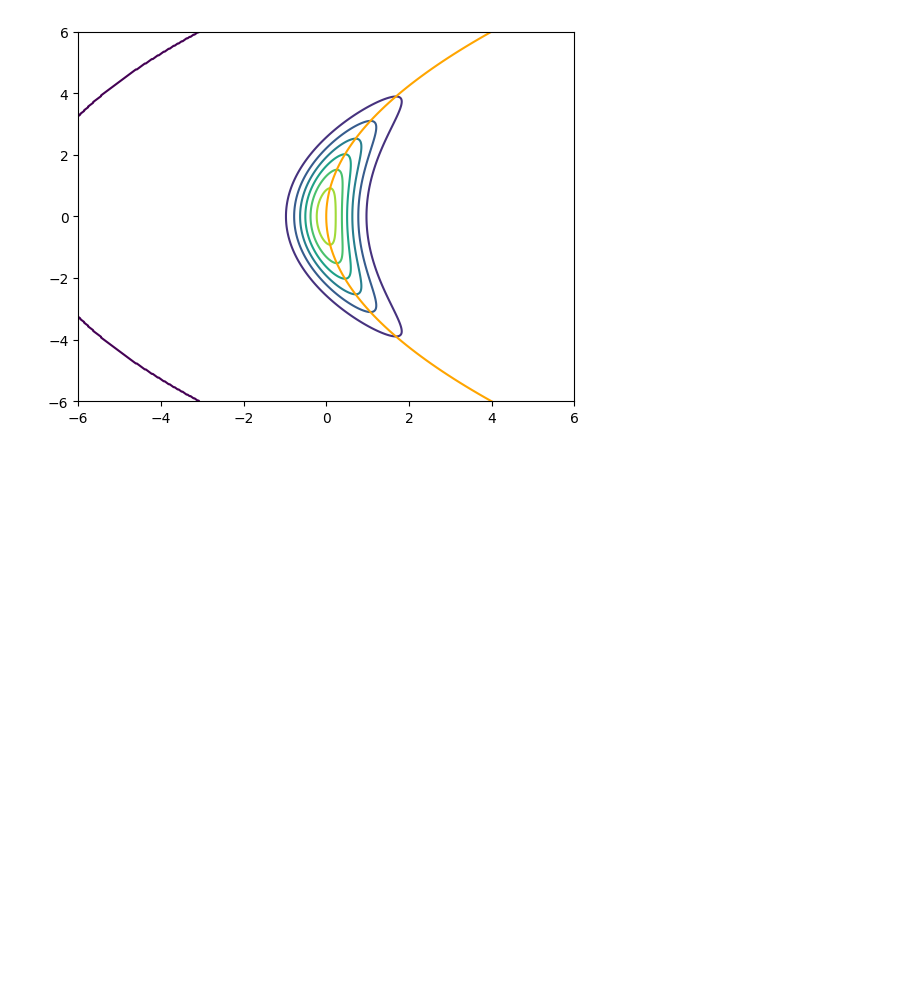
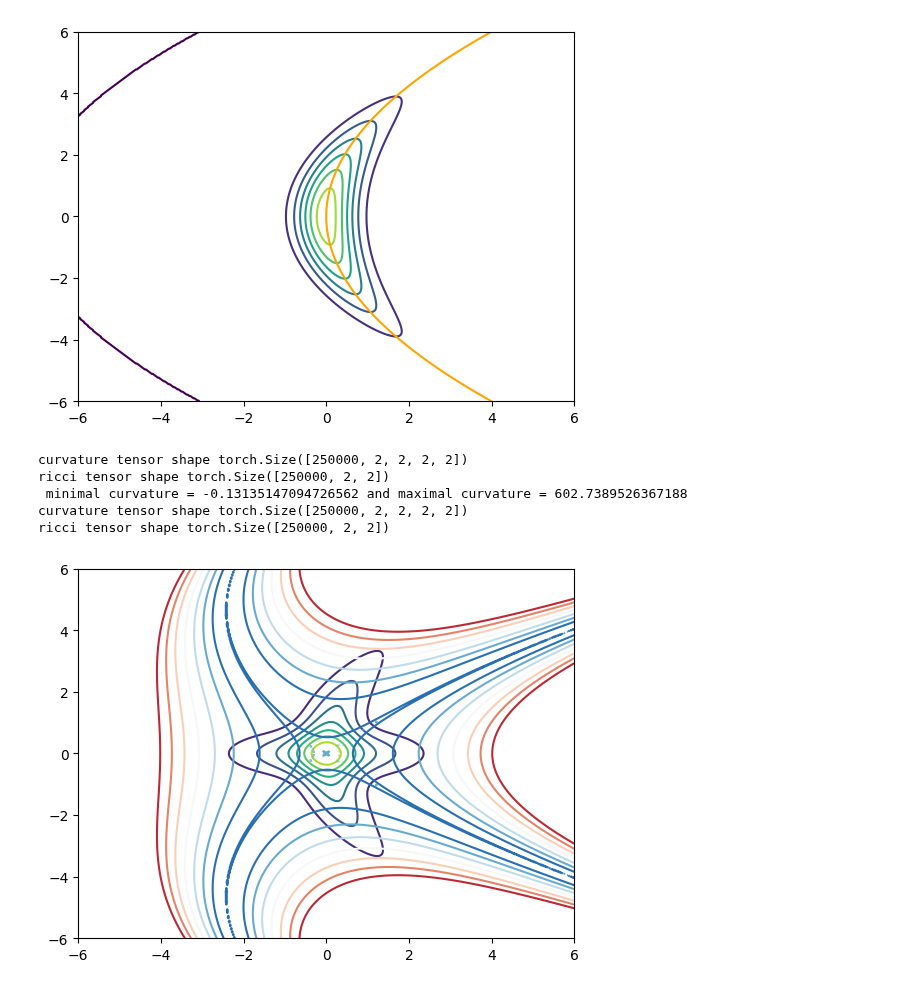
Before and after one commit to GBATZOLIS/Score-Based-Pullback-Riemannian-Geometry, a Jupyter notebook: quadratic_double_banana.ipynb, the cells around one changed output. Drawn from its saved outputs; the diff is of its cells as text; code cells hidden in the pictures; blank space fills up the shorter version.

Commit message:
there is still a bug in the curvature

```diff
--- a/quadratic_double_banana.ipynb
+++ b/quadratic_double_banana.ipynb
@@ -213,3 +214,21 @@ plt.show()
 tensor([4.0000, 0.2500])
 constructed a Riemannian autoencoder with d_eps = 1 and eps = 0.05882352963089943
 [figure]
+# %%
+ricci_scalar = double_banana_manifold.ricci_scalar(xy_grid.reshape(-1,2)).reshape(x_grid.shape)
+
+print(f" minimal curvature = {ricci_scalar.min()} and maximal curvature = {ricci_scalar.max()}") # TODO debug sign error
+
+log_squared_ricci_scalar = torch.log(double_banana_manifold.ricci_scalar(xy_grid.reshape(-1,2)).reshape(x_grid.shape) **2)
+
+plt.contour(x_grid, y_grid, density_banana)
+plt.contour(x_grid, y_grid, log_squared_ricci_scalar, cmap='RdBu')
+plt.savefig("results/quadratic_double_banana/ricci-scalar.eps")
+plt.show()
+# %% [output]
+curvature tensor shape torch.Size([250000, 2, 2, 2, 2])
+ricci tensor shape torch.Size([250000, 2, 2])
+ minimal curvature = -0.13135147094726562 and maximal curvature = 602.7389526367188
+curvature tensor shape torch.Size([250000, 2, 2, 2, 2])
+ricci tensor shape torch.Size([250000, 2, 2])
+[figure, added]
```
Also changed, not shown: parts of 2 cells of this notebook, 2 other files.
